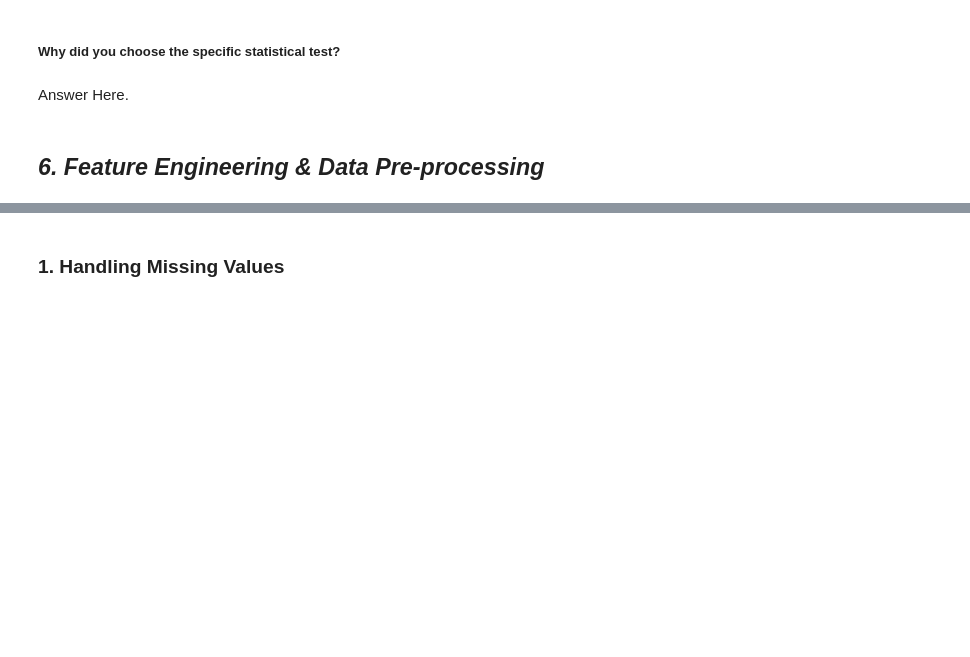
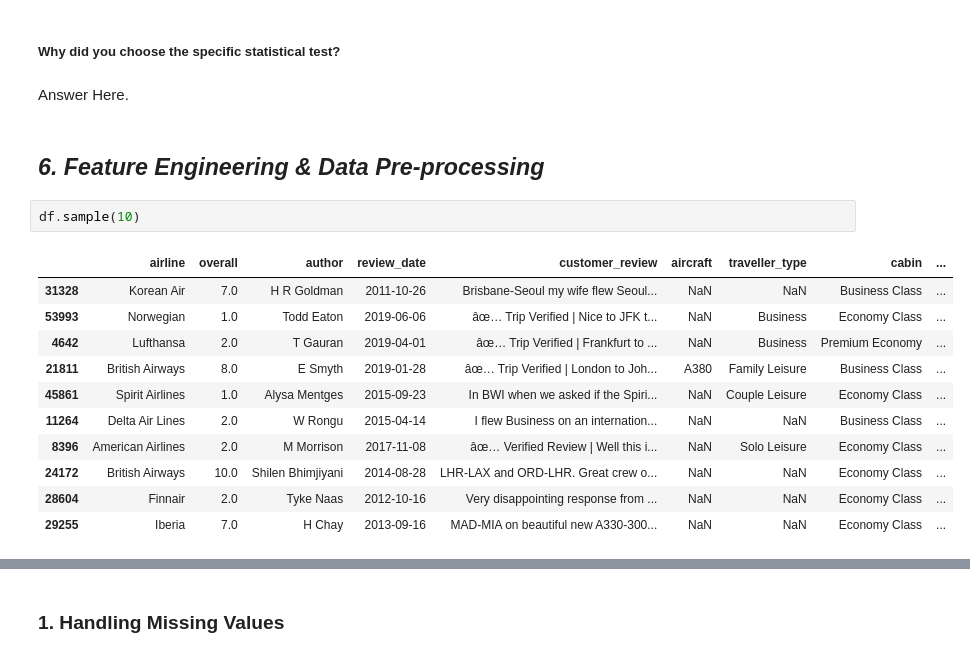
Before and after one commit to balaji-89/Airline_Passenger_Referral_Prediction, a Jupyter notebook: Solution/PassengerReferral.ipynb, the cells around one changed output, grey strips where cells are left out. Cells and saved outputs as stored; diff of their text form; blank space fills up the shorter version.

```diff
--- a/Solution/PassengerReferral.ipynb
+++ b/Solution/PassengerReferral.ipynb
@@ -808,3 +788,17 @@ Answer Here.
 Answer Here.
 # %% [markdown]
 ## ***6. Feature Engineering & Data Pre-processing***
+# %%
+df.sample(10)
+# %% [output]
+|  | airline | overall | author | review_date | customer_review | aircraft | traveller_type | cabin | ... |
+| 31328 | Korean Air | 7.0 | H R Goldman | 2011-10-26 | Brisbane-Seoul my wife flew Seoul... | NaN | NaN | Business Class | ... |
+| 53993 | Norwegian | 1.0 | Todd Eaton | 2019-06-06 | âœ… Trip Verified | Nice to JFK t... | NaN | Business | Economy Class | ... |
+| 4642 | Lufthansa | 2.0 | T Gauran | 2019-04-01 | âœ… Trip Verified | Frankfurt to ... | NaN | Business | Premium Economy | ... |
+| 21811 | British Airways | 8.0 | E Smyth | 2019-01-28 | âœ… Trip Verified | London to Joh... | A380 | Family Leisure | Business Class | ... |
+| 45861 | Spirit Airlines | 1.0 | Alysa Mentges | 2015-09-23 | In BWI when we asked if the Spiri... | NaN | Couple Leisure | Economy Class | ... |
+| 11264 | Delta Air Lines | 2.0 | W Rongu | 2015-04-14 | I flew Business on an internation... | NaN | NaN | Business Class | ... |
+| 8396 | American Airlines | 2.0 | M Morrison | 2017-11-08 | âœ… Verified Review | Well this i... | NaN | Solo Leisure | Economy Class | ... |
+| 24172 | British Airways | 10.0 | Shilen Bhimjiyani | 2014-08-28 | LHR-LAX and ORD-LHR. Great crew o... | NaN | NaN | Economy Class | ... |
+| 28604 | Finnair | 2.0 | Tyke Naas | 2012-10-16 | Very disappointing response from ... | NaN | NaN | Economy Class | ... |
+| 29255 | Iberia | 7.0 | H Chay | 2013-09-16 | MAD-MIA on beautiful new A330-300... | NaN | NaN | Economy Class | ... |
```
Also changed, not shown: parts of 24 cells of this notebook.
